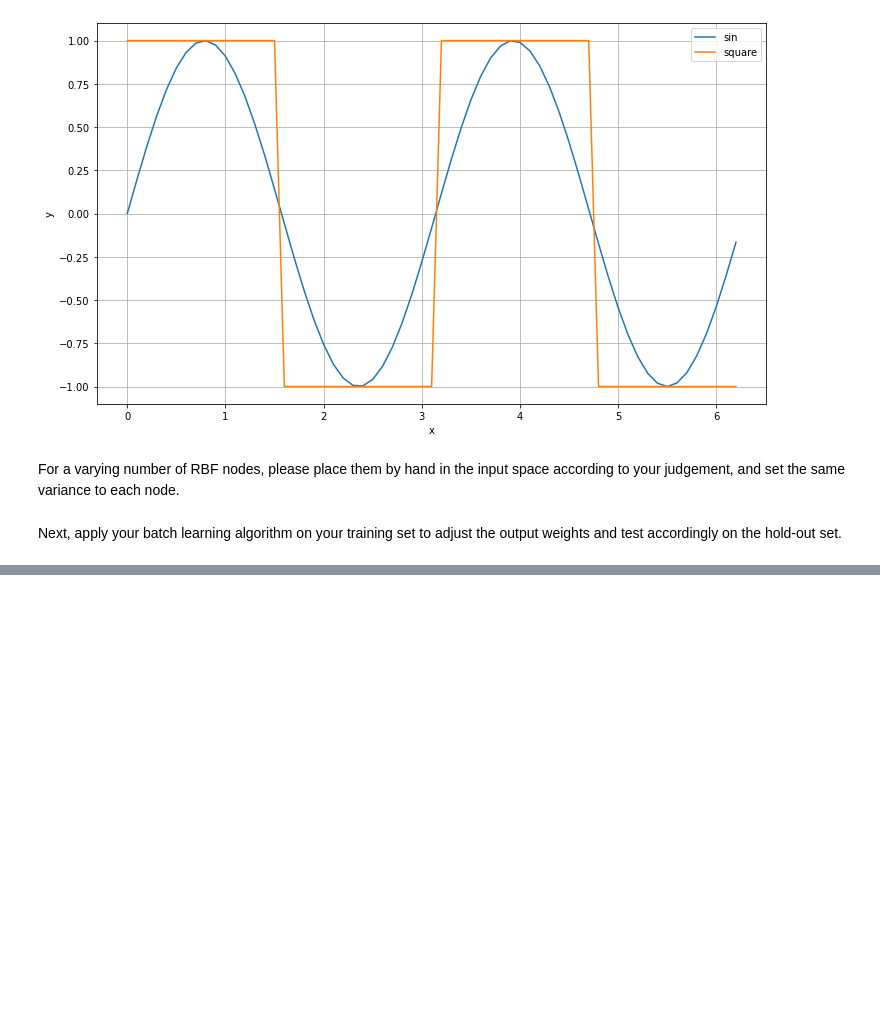
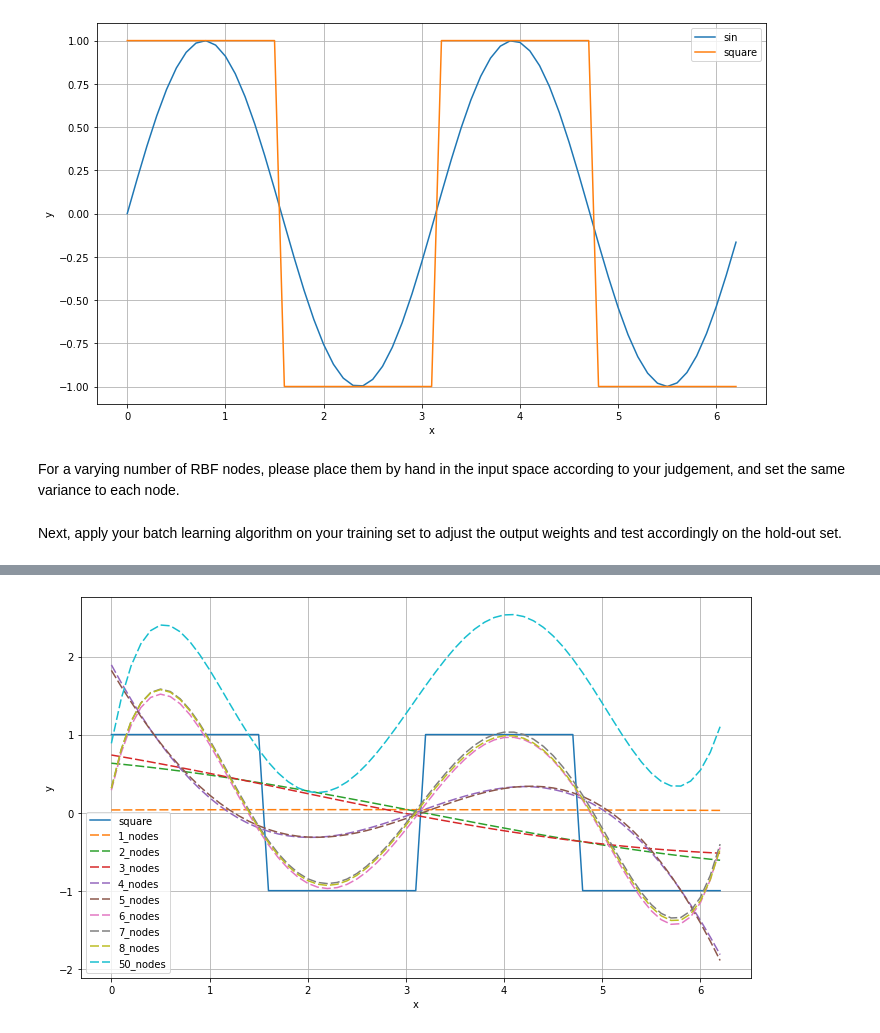
Before and after one commit to Alexdruso/DD2437-ANNDA-Colasanti-Sanvito-Stuart, a Jupyter notebook: lab2/assignment_1.ipynb, the cells around one changed output, grey strips where cells are left out. Cells and saved outputs as stored; diff of their text form; code cells hidden in the pictures; blank space fills up the shorter version.

```diff
--- a/lab2/assignment_1.ipynb
+++ b/lab2/assignment_1.ipynb
@@ -54,0 +194,12 @@ rbf_network.fit(sin_df[['x']].to_numpy(), sin_df[['y']].to_numpy())
+# %%
+vectors = [
+    np.asarray([3*np.pi/4]).reshape((1, 1)),
+    np.asarray([3*np.pi/4, 5*np.pi/4]).reshape((2, 1)),
+    np.asarray([0, 3*np.pi/4, 5*np.pi/4]).reshape((3, 1)),
+    np.asarray([0, 3*np.pi/4, 5*np.pi/4, 2*np.pi]).reshape((4, 1)),
+    np.asarray([0, 3*np.pi/4, 5*np.pi/4, 7*np.pi/4, 2*np.pi]).reshape((5, 1)),
+    np.asarray([0, np.pi/4, 3*np.pi/4, 5*np.pi/4, 7*np.pi/4, 2*np.pi]).reshape((6, 1)),
+    np.asarray([0, np.pi/4, 3*np.pi/4, np.pi, 5*np.pi/4, 7*np.pi/4,  2*np.pi]).reshape((7, 1)),
+    np.asarray([0, np.pi/4, np.pi/2, 3*np.pi/4, np.pi, 5*np.pi/4, 3*np.pi/2, 7*np.pi/4]).reshape((8, 1)),
+    np.random.choice(square_df[['x']].to_numpy().flatten(), size=(50, 1), replace=False)
+]
@@ -54,0 +268,10 @@ rbf_network.fit(sin_df[['x']].to_numpy(), sin_df[['y']].to_numpy())
+# %%
+plot_2d_function(
+    dfs=[square_df],
+    function_names=['square'],
+    models = results['models'],
+    names = ['{}_nodes'.format(num_nodes) for num_nodes in results['num_nodes']],
+    path=img_path + 'square_interpolation'
+)
+# %% [output]
+[figure, added]
```
Also changed, not shown: parts of 43 cells of this notebook.
